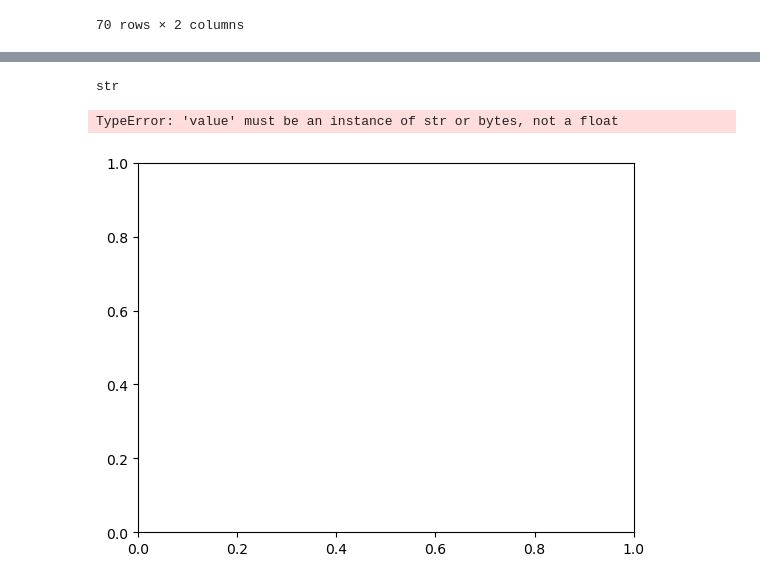
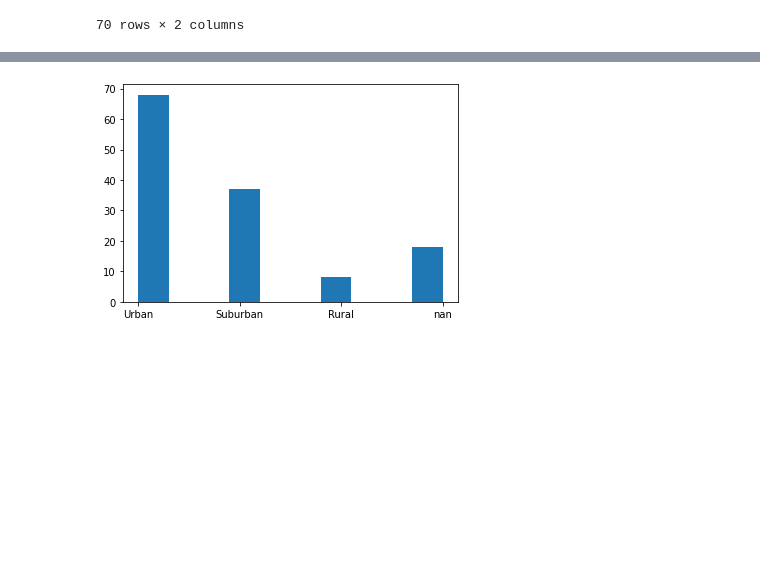
Before and after one commit to Adalab/DA-promo-b-mod-2-sprint-1-Maria-Lucia, a Jupyter notebook: pair-1-estadísticaII.ipynb, the cells around one changed output, grey strips where cells are left out. Saved outputs shown, nothing was run; the diff lists cells and outputs as text; code cells hidden in the pictures; blank space fills up the shorter version.

```diff
--- a/pair-1-estadísticaII.ipynb
+++ b/pair-1-estadísticaII.ipynb
@@ -158,3 +169,0 @@ Name: frecuencia, dtype: int64
-# %%
-x = unis["Campus_setting"].values
-x
@@ -182,12 +170,15 @@ array(['Urban', 'Urban', 'Suburban', 'Urban', 'Suburban', 'Urban',
-# %%
-type(datos[0])
-# %% [output]
-str
+# %%
+def sustituir_nan(x):
+    if x == "Rural" or x == "Urban" or x == "Suburban":
+        return x
+    else:
+        return "nan"
+# %%
+unis["lugar"] = unis["Campus_setting"].apply(sustituir_nan)
 # %%
-datos = np.array(unis["Campus_setting"])
+datos = np.array(unis["lugar"])
 plt.figure()
-plt.hist(datos)
+plt.hist(x= datos)
 plt.show()
 # %% [output]
-TypeError: 'value' must be an instance of str or bytes, not a float
-[figure, old version]
+[figure, new version]
```
Also changed, not shown: parts of 11 cells of this notebook.
